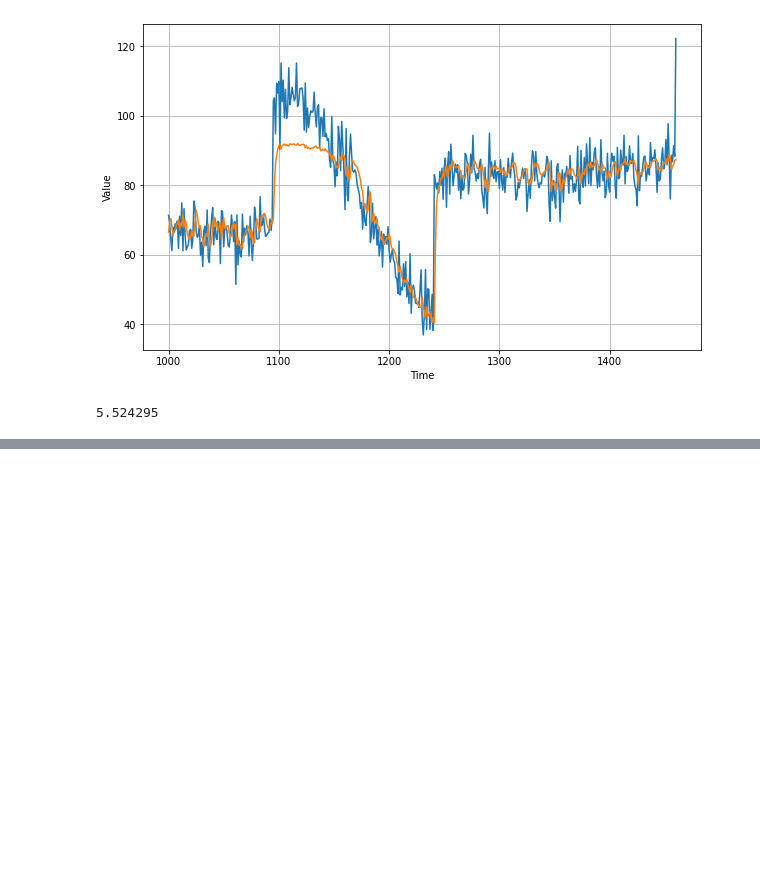
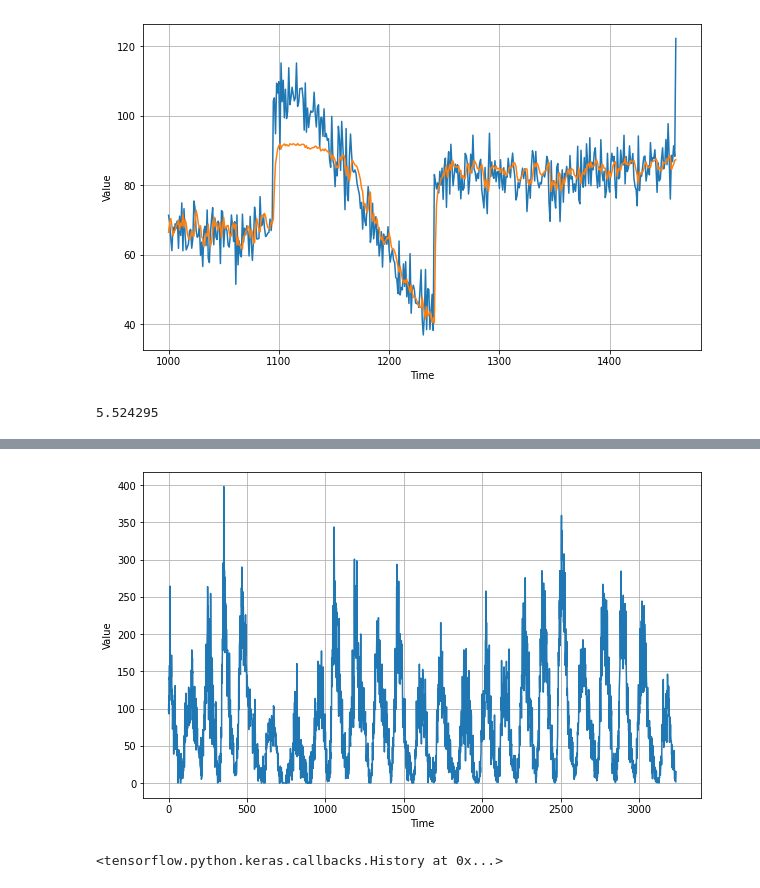
Before and after one commit to johnnfujita/tensorflow_certificate_prep, a Jupyter notebook: dnn_for_timeseries_single_layer_nn.ipynb, the cells around one changed output, grey strips where cells are left out. Drawn from its saved outputs; the diff is of its cells as text; code cells hidden in the pictures; blank space fills up the shorter version.

```diff
--- a/dnn_for_timeseries_single_layer_nn.ipynb
+++ b/dnn_for_timeseries_single_layer_nn.ipynb
@@ -438,0 +591,6 @@ tf.keras.metrics.mean_absolute_error(x_valid, results).numpy()
+# %%
+def plot_series(time, series, format="-", start=0, end=None):
+  plt.plot(time[start:end], series[start:end], format)
+  plt.xlabel("Time")
+  plt.ylabel("Value")
+  plt.grid(True)
@@ -438,0 +612,18 @@ tf.keras.metrics.mean_absolute_error(x_valid, results).numpy()
+# %%
+import csv
+time_step = []
+sunspots = []
+
+with open("/tmp/sunspot.csv") as csvfile:
+  reader = csv.reader(csvfile,delimiter=",")
+  next(reader)
+  for row in reader:
+    sunspots.append(float(row[2]))
+    time_step.append(int(row[0]))
+
+  series = np.array(sunspots)
+  time = np.array(time_step)
+  plt.figure(figsize=(10, 6))
+  plot_series(time, series)
+# %% [output]
+[figure, added]
@@ -438,0 +648,12 @@ tf.keras.metrics.mean_absolute_error(x_valid, results).numpy()
+# %%
+dataset = windowed_dataset(x_train, window_size, batch_size, shuffle_buffer_size)
+model = tf.keras.models.Sequential([
+                                    tf.keras.layers.Dense(20, input_shape=[window_size], activation="relu"),
+                                    tf.keras.layers.Dense(10, activation="relu"),
+                                    tf.keras.layers.Dense(1)
+])
+
+model.compile(loss="mse", optimizer=tf.keras.optimizers.SGD(lr=1e-7, momentum=0.9))
+model.fit(dataset, epochs=100, verbose=0)
+# %% [output]
+<tensorflow.python.keras.callbacks.History at 0x...>
```
Also changed, not shown: parts of 14 cells of this notebook.
